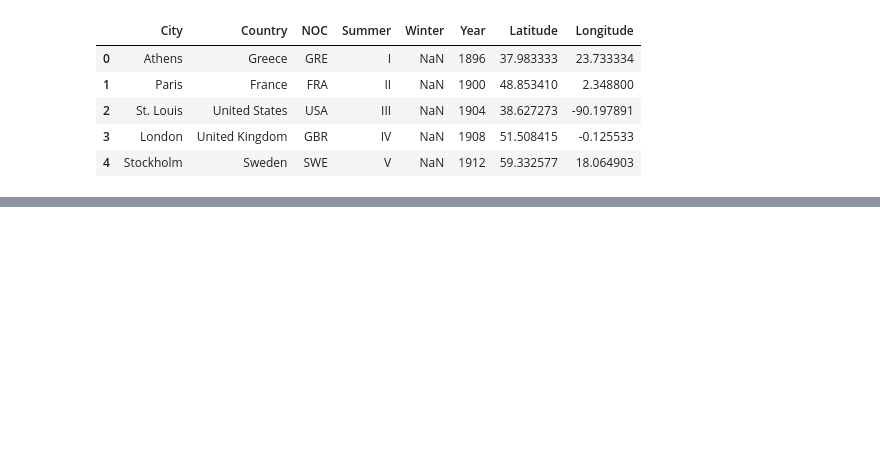
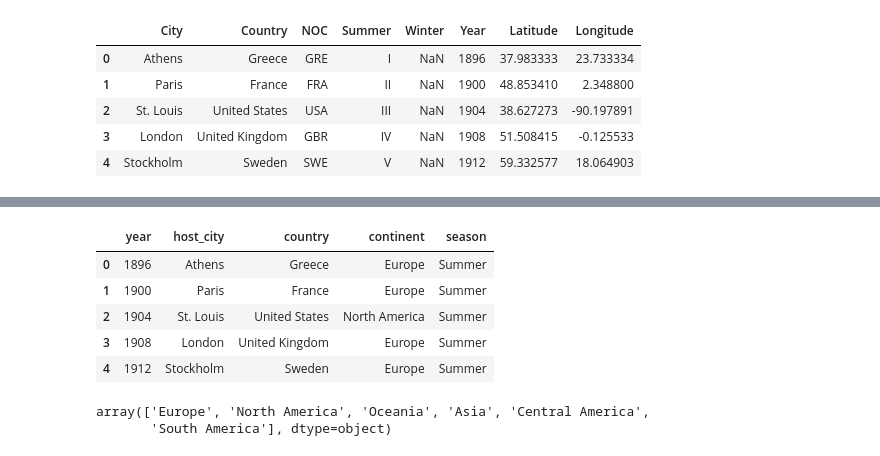
Before and after one commit to kfrogb/EDA-Project1, a Jupyter notebook: continant_olympic_map.ipynb, the cells around one changed output, grey strips where cells are left out. Cells and saved outputs as stored; diff of their text form; code cells hidden in the pictures; blank space fills up the shorter version.

```diff
--- a/continant_olympic_map.ipynb
+++ b/continant_olympic_map.ipynb
@@ -146,0 +92,18 @@ plt.savefig("output_data/Host_Cities_Map.png")
+# %%
+# Reading host cities both seasons CSV
+all_host_cities = pd.read_csv("host_cities_both_seasons.csv")
+all_host_cities.head()
+# %% [output]
+|  | year | host_city | country | continent | season |
+| 0 | 1896 | Athens | Greece | Europe | Summer |
+| 1 | 1900 | Paris | France | Europe | Summer |
+| 2 | 1904 | St. Louis | United States | North America | Summer |
+| 3 | 1908 | London | United Kingdom | Europe | Summer |
+| 4 | 1912 | Stockholm | Sweden | Europe | Summer |
+# %%
+# Unique cities that held Olympic games
+cities_held_games = all_host_cities['continent'].unique()
+cities_held_games
+# %% [output]
+array(['Europe', 'North America', 'Oceania', 'Asia', 'Central America',
+       'South America'], dtype=object)
```
Also changed, not shown: parts of 10 cells of this notebook, 11 other files.
